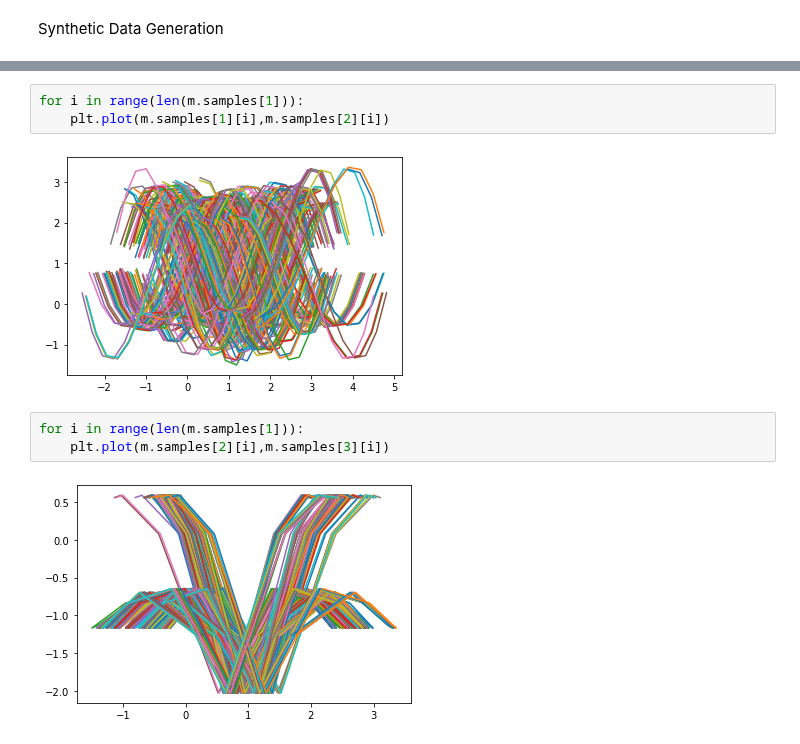
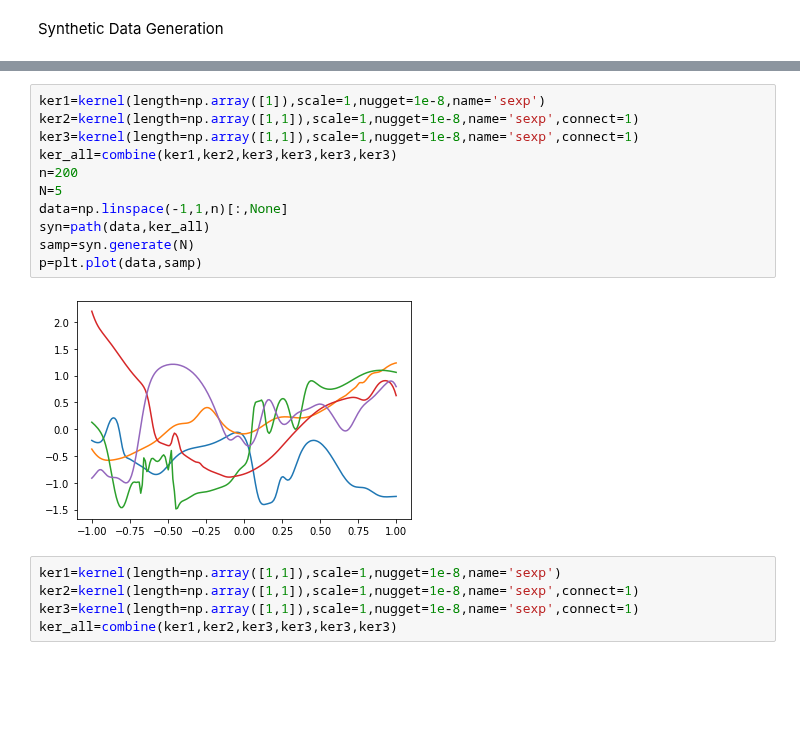
Before and after one commit to mingdeyu/DGP, a Jupyter notebook: demo.ipynb, the cells around one changed output, grey strips where cells are left out. Cells and saved outputs as stored; diff of their text form; blank space fills up the shorter version.

```diff
--- a/demo.ipynb
+++ b/demo.ipynb
@@ -82,10 +24,18 @@ for i in range(len(m.samples[1])):
-# %%
-for i in range(len(m.samples[1])):
-    plt.plot(m.samples[1][i],m.samples[2][i])
-# %% [output]
-[figure, removed]
-# %%
-for i in range(len(m.samples[1])):
-    plt.plot(m.samples[2][i],m.samples[3][i])
-# %% [output]
-[figure, removed]
+# %%
+ker1=kernel(length=np.array([1]),scale=1,nugget=1e-8,name='sexp')
+ker2=kernel(length=np.array([1,1]),scale=1,nugget=1e-8,name='sexp',connect=1)
+ker3=kernel(length=np.array([1,1]),scale=1,nugget=1e-8,name='sexp',connect=1)
+ker_all=combine(ker1,ker2,ker3,ker3,ker3,ker3)
+n=200
+N=5
+data=np.linspace(-1,1,n)[:,None]
+syn=path(data,ker_all)
+samp=syn.generate(N)
+p=plt.plot(data,samp)
+# %% [output]
+[figure, added]
+# %%
+ker1=kernel(length=np.array([1,1]),scale=1,nugget=1e-8,name='sexp')
+ker2=kernel(length=np.array([1,1]),scale=1,nugget=1e-8,name='sexp',connect=1)
+ker3=kernel(length=np.array([1,1]),scale=1,nugget=1e-8,name='sexp',connect=1)
+ker_all=combine(ker1,ker2,ker3,ker3,ker3,ker3)
```
Also changed, not shown: parts of 15 cells of this notebook, 2 other files.
